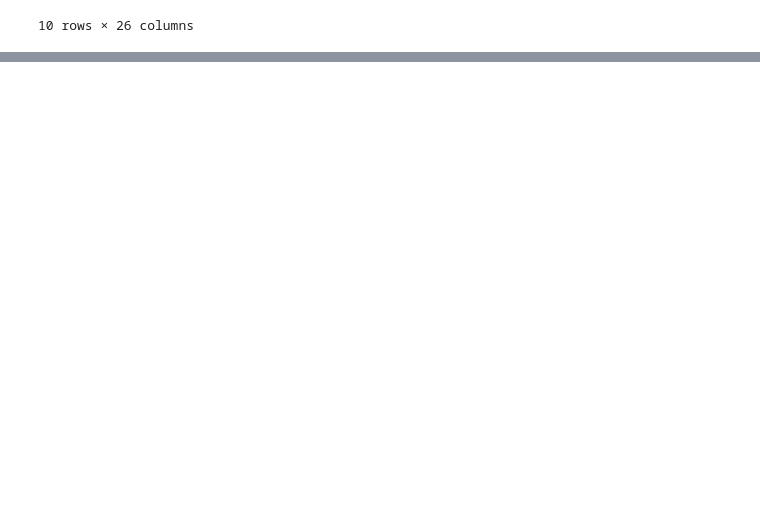
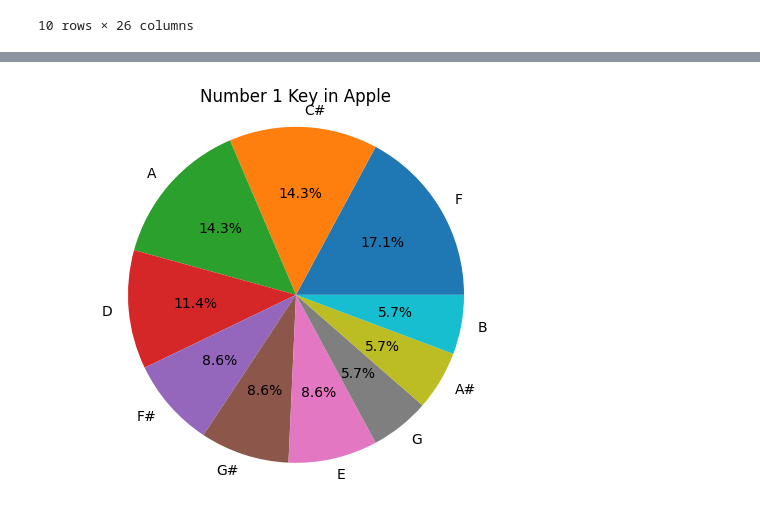
Before and after one commit to alaa-aleryani/Project_1, a Jupyter notebook: music.ipynb, the cells around one changed output, grey strips where cells are left out. Drawn from its saved outputs; the diff is of its cells as text; code cells hidden in the pictures; blank space fills up the shorter version.

```diff
--- a/music.ipynb
+++ b/music.ipynb
@@ -253,0 +327,9 @@ music_prior_df.head(10)
+# %%
+## Make a bar graph for no 1 apple music key
+no1_apple_key= no1_apple["key"].value_counts()
+plt.pie(no1_apple_key, labels=no1_apple_key.index, autopct='%1.1f%%')
+plt.axis("equal")
+plt.title("Number 1 Key in Apple")
+plt.show()
+# %% [output]
+[figure, added]
```
Also changed, not shown: parts of 16 cells of this notebook.
